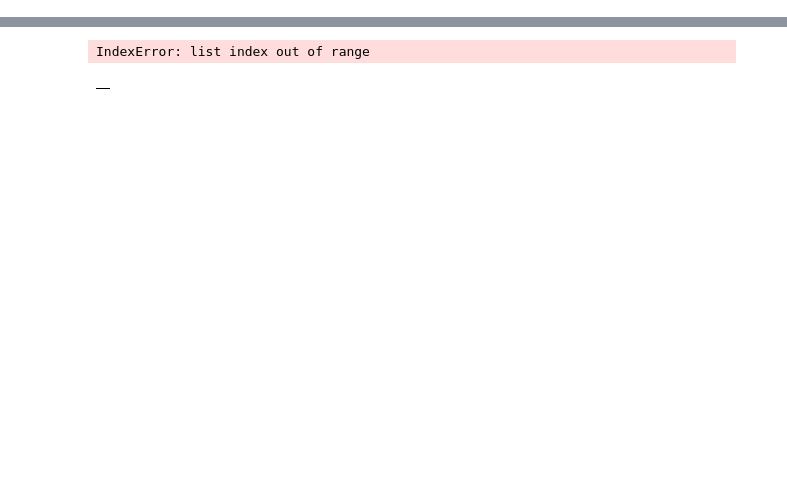
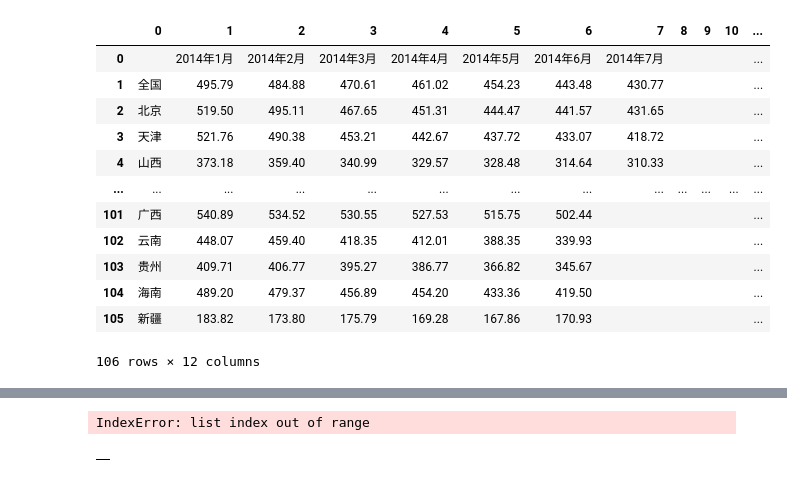
Before and after one commit to BillChen24/scrapeAll, a Jupyter notebook: notebooks/scrapeTableFromWebsite.ipynb, the cells around one changed output, grey strips where cells are left out. Saved outputs shown, nothing was run; the diff lists cells and outputs as text; code cells hidden in the pictures; blank space fills up the shorter version.

```diff
--- a/notebooks/scrapeTableFromWebsite.ipynb
+++ b/notebooks/scrapeTableFromWebsite.ipynb
@@ -6,9 +74,11 @@ import pandas as pd
 # %%
 # Create an URL object
-url = 'http://113.57.190.228:8001/web/Report/RiverReport'
+url = 'https://www.cctd.com.cn/show-46-3712-1.html'
 # Create object page
 page = requests.get(url, verify = False)
 # %%
-soup = BeautifulSoup(page.text)
-soup
+r = requests.get(url, verify = False, headers={"User-Agent":"Mozilla/5.0"})
+print(r)
+soup = BeautifulSoup(r.text, 'lxml')
+all_tables = soup.find_all('table')
 # %% [output]
@@ -57 +112,47 @@ all_tables
+# %%
+headers = []
+rows = all_tables[3].find_all('tr')
+max_row_length = max(len(row.find_all('td')) for row in rows[1:]) if len(rows) > 1 else 0
+df = pd.DataFrame(columns=headers)
+try:
+    for j, row in enumerate(rows[1:], start=1):
+        row_data = row.find_all('td')
+        row_values = [data.text for data in row_data]
+
+                # Pad the row with empty values if its length is less than the maximum row length
+        row_values += [''] * (max_row_length - len(row_data))
+        df.loc[j - 1] = row_values
+except:
+    continue
+# %%
+rows = all_tables[3].find_all('tr')
+max_row_length = max(len(row.find_all(['th', 'td'])) for row in rows) if len(rows) > 0 else 0
+df = pd.DataFrame(columns=range(max_row_length))
+
+try:
+    for j, row in enumerate(rows):
+        row_data = row.find_all(['th', 'td'])
+        row_values = [data.text for data in row_data]
+
+                    # Pad the row with empty values if its length is less than the maximum row length
+        row_values += [''] * (max_row_length - len(row_data))
+        df.loc[j] = row_values
+except:
+    pass
+# %%
+df
+# %% [output]
+|  | 0 | 1 | 2 | 3 | 4 | 5 | 6 | 7 | 8 | 9 | 10 | ... |
+| 0 |  | 2014年1月 | 2014年2月 | 2014年3月 | 2014年4月 | 2014年5月 | 2014年6月 | 2014年7月 |  |  |  | ... |
+| 1 | 全国 | 495.79 | 484.88 | 470.61 | 461.02 | 454.23 | 443.48 | 430.77 |  |  |  | ... |
+| 2 | 北京 | 519.50 | 495.11 | 467.65 | 451.31 | 444.47 | 441.57 | 431.65 |  |  |  | ... |
+| 3 | 天津 | 521.76 | 490.38 | 453.21 | 442.67 | 437.72 | 433.07 | 418.72 |  |  |  | ... |
+| 4 | 山西 | 373.18 | 359.40 | 340.99 | 329.57 | 328.48 | 314.64 | 310.33 |  |  |  | ... |
+| ... | ... | ... | ... | ... | ... | ... | ... | ... | ... | ... | ... | ... |
+| 101 | 广西 | 540.89 | 534.52 | 530.55 | 527.53 | 515.75 | 502.44 |  |  |  |  | ... |
+| 102 | 云南 | 448.07 | 459.40 | 418.35 | 412.01 | 388.35 | 339.93 |  |  |  |  | ... |
+| 103 | 贵州 | 409.71 | 406.77 | 395.27 | 386.77 | 366.82 | 345.67 |  |  |  |  | ... |
+| 104 | 海南 | 489.20 | 479.37 | 456.89 | 454.20 | 433.36 | 419.50 |  |  |  |  | ... |
+| 105 | 新疆 | 183.82 | 173.80 | 175.79 | 169.28 | 167.86 | 170.93 |  |  |  |  | ... |
+106 rows × 12 columns
 # %%
```
Also changed, not shown: parts of 8 cells of this notebook, 22 other files.
